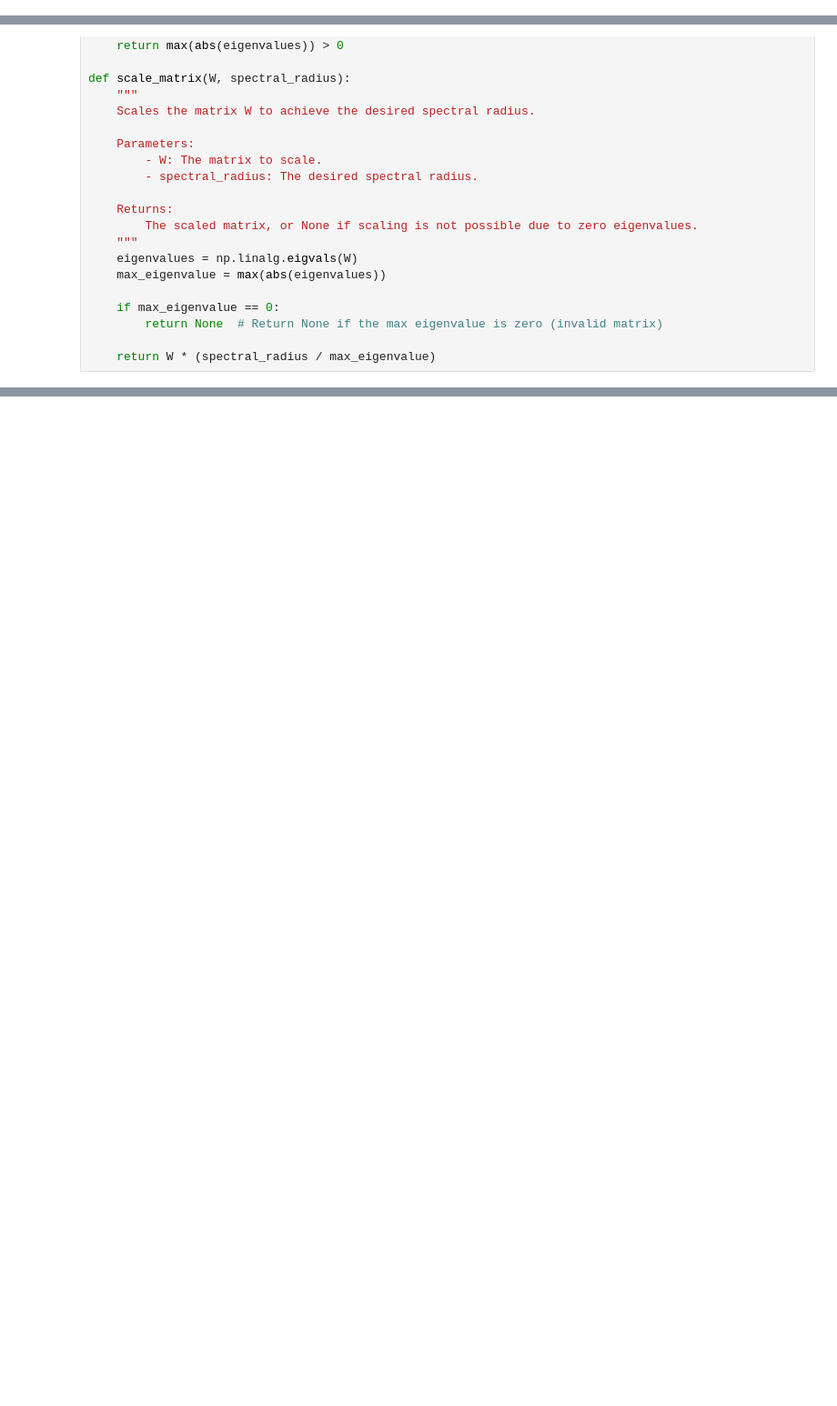
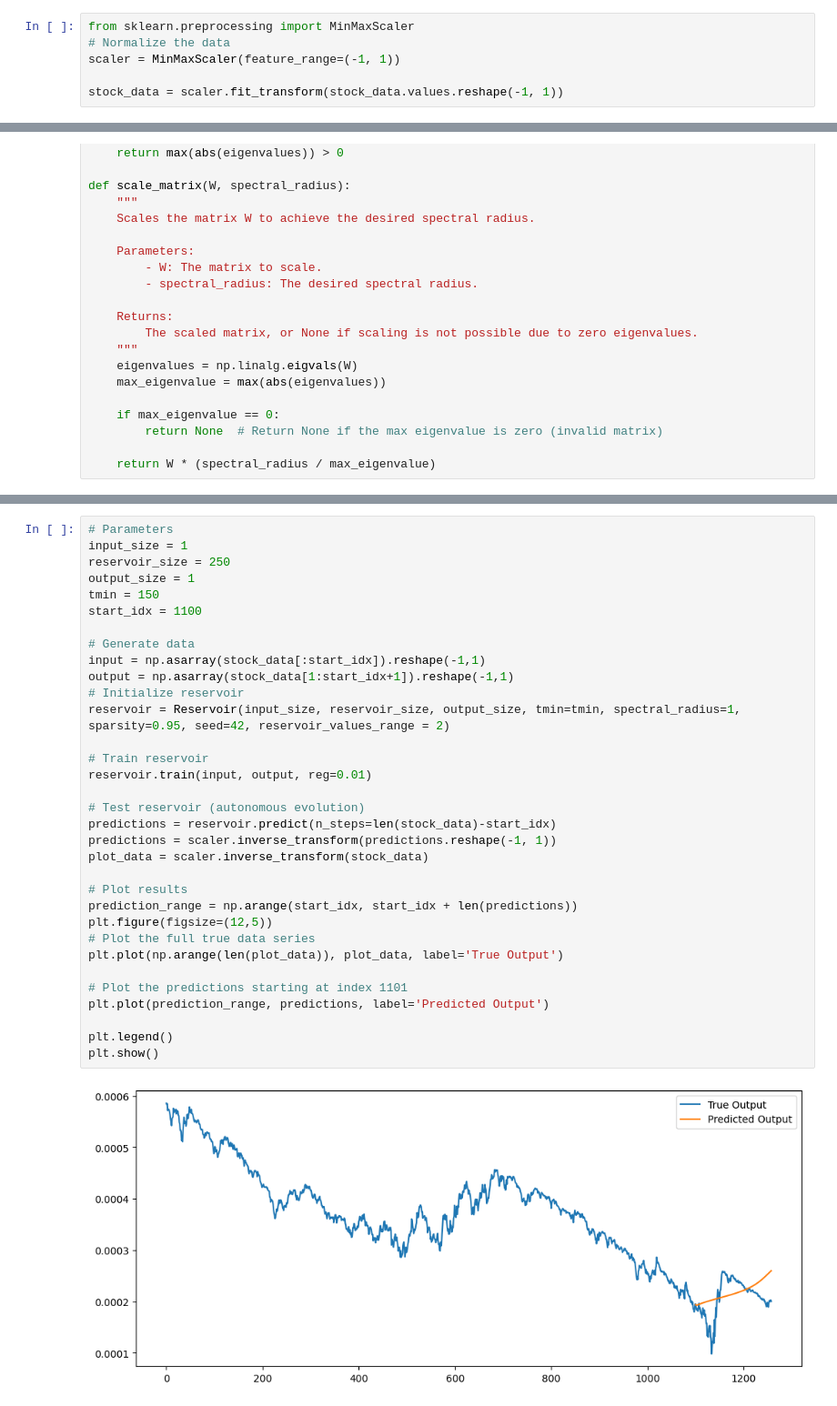
Before and after one commit to quandao21/reservoir-computing, a Jupyter notebook: examples/conventional-reservoir-computing/conventional-rc.ipynb, the cells around one changed output, grey strips where cells are left out. Shown at 91% size. Cells and saved outputs as stored; diff of their text form; blank space fills up the shorter version.

```diff
--- a/examples/conventional-reservoir-computing/conventional-rc.ipynb
+++ b/examples/conventional-reservoir-computing/conventional-rc.ipynb
@@ -24,3 +42,9 @@ plt.show()
+# %%
+from sklearn.preprocessing import MinMaxScaler
+# Normalize the data
+scaler = MinMaxScaler(feature_range=(-1, 1))
+
+stock_data = scaler.fit_transform(stock_data.values.reshape(-1, 1))
 # %% [markdown]
 # Conventional Reservoir
 # %%
@@ -168,2 +190,37 @@ class Reservoir:
             predictions.append(y_pred)
         return np.array(predictions)
+# %%
+# Parameters
+input_size = 1
+reservoir_size = 250
+output_size = 1
+tmin = 150
+start_idx = 1100
+
+# Generate data
+input = np.asarray(stock_data[:start_idx]).reshape(-1,1)
+output = np.asarray(stock_data[1:start_idx+1]).reshape(-1,1)
+# Initialize reservoir
+reservoir = Reservoir(input_size, reservoir_size, output_size, tmin=tmin, spectral_radius=1, sparsity=0.95, seed=42, reservoir_values_range = 2)
+
+# Train reservoir
+reservoir.train(input, output, reg=0.01)
+
+# Test reservoir (autonomous evolution)
+predictions = reservoir.predict(n_steps=len(stock_data)-start_idx)
+predictions = scaler.inverse_transform(predictions.reshape(-1, 1))
+plot_data = scaler.inverse_transform(stock_data)
+
+# Plot results
+prediction_range = np.arange(start_idx, start_idx + len(predictions))
+plt.figure(figsize=(12,5))
+# Plot the full true data series
+plt.plot(np.arange(len(plot_data)), plot_data, label='True Output')
+
+# Plot the predictions starting at index 1101
+plt.plot(prediction_range, predictions, label='Predicted Output')
+
+plt.legend()
+plt.show()
+# %% [output]
+[figure, added]
```
Also changed, not shown: parts of 12 cells of this notebook, 1 other file.
